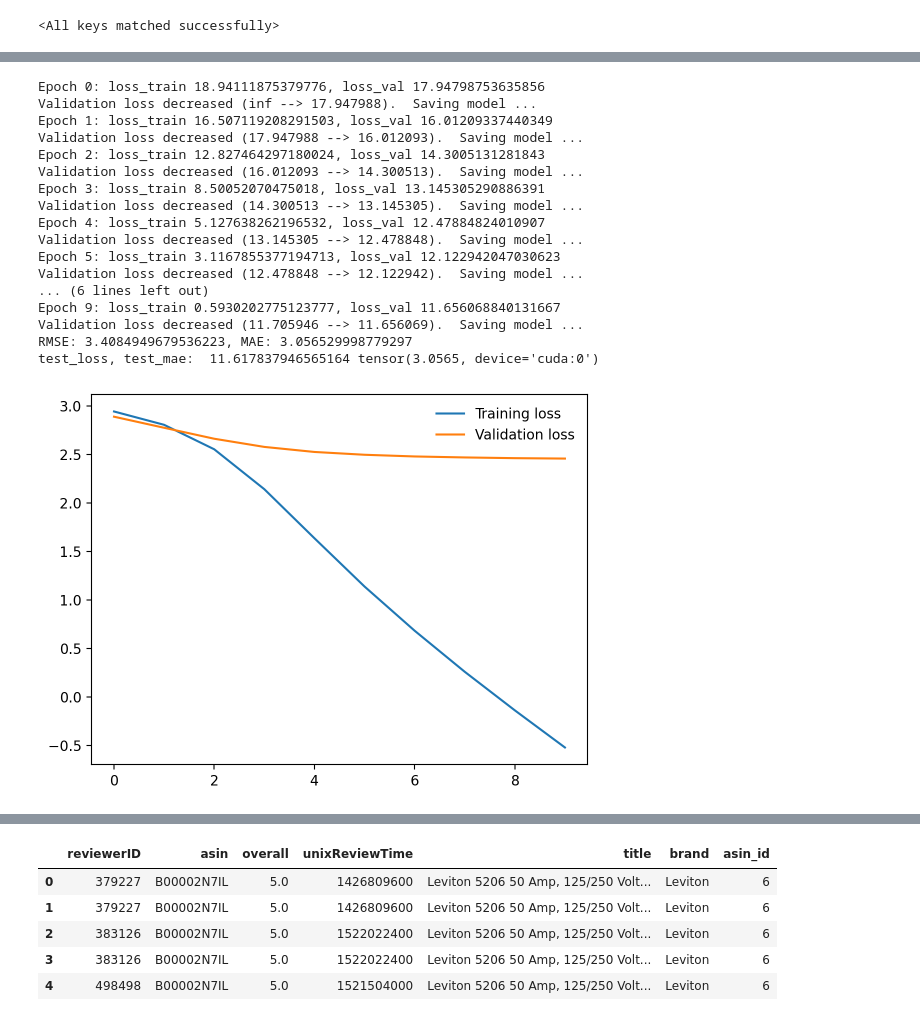
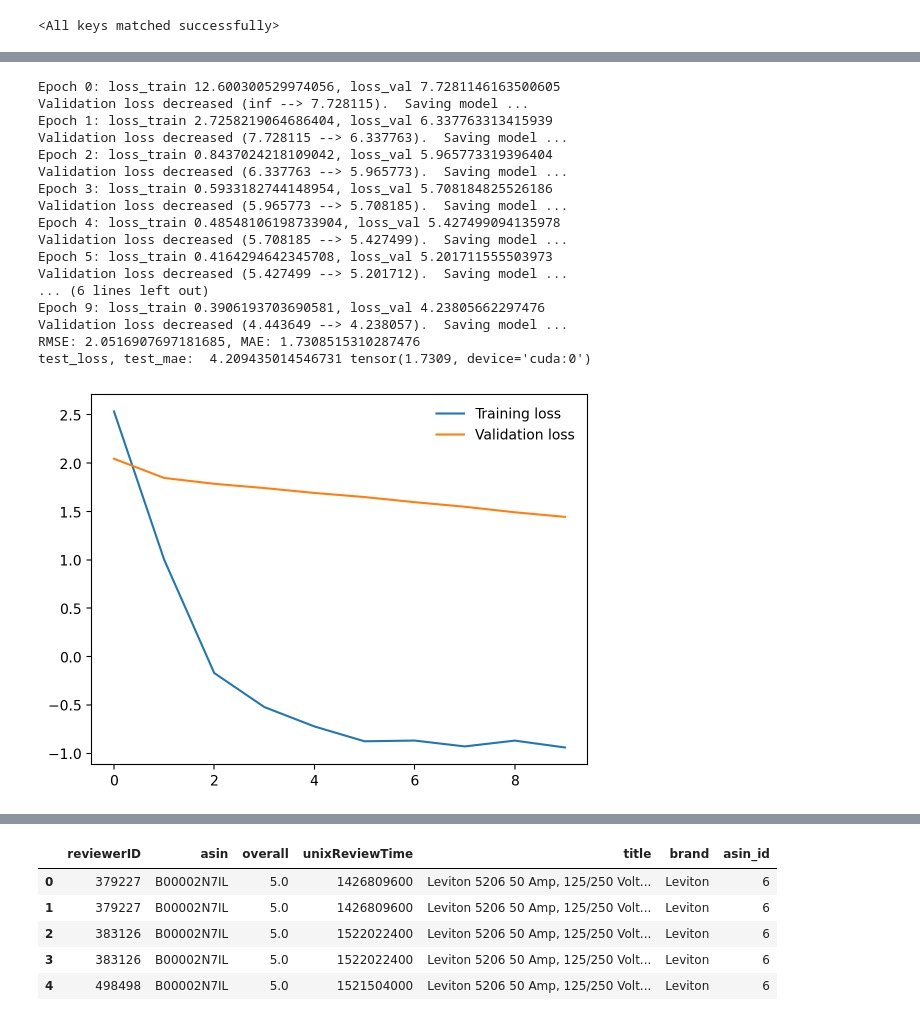
Before and after one commit to dhruv1220/Product-Recommendation-System, a Jupyter notebook: Product_Recommendation_System.ipynb, the cells around one changed output, grey strips where cells are left out. Cells and saved outputs as stored; diff of their text form; code cells hidden in the pictures.

```diff
--- a/Product_Recommendation_System.ipynb
+++ b/Product_Recommendation_System.ipynb
@@ -496,32 +496,33 @@ RMSE: 3.4082271297226865, MAE: 3.0566940307617188
 # %%
+# trial: 2
 model = FactorizationModel(embedding_dim=32,
                                    n_iter=10,
-                                   learning_rate=0.001,
+                                   learning_rate=0.01,
                                    l2=1e-8,
                                    num_users=total_user_id,
                                    num_items=total_item_id)
 train_losses,valid_losses,valid_maes =model.fit(train_dataloader,val_dataloader)
 plt.plot(np.log(train_losses), label='Training loss')
 plt.plot(np.log(valid_losses), label='Validation loss')
 plt.legend(frameon=False)
 test_loss, test_mae = model.test(test_dataloader,True)
 print("test_loss, test_mae: ", test_loss, test_mae)
 # %% [output]
-Epoch 0: loss_train 18.94111875379776, loss_val 17.94798753635856
-Validation loss decreased (inf --> 17.947988).  Saving model ...
-Epoch 1: loss_train 16.507119208291503, loss_val 16.01209337440349
-Validation loss decreased (17.947988 --> 16.012093).  Saving model ...
-Epoch 2: loss_train 12.827464297180024, loss_val 14.3005131281843
-Validation loss decreased (16.012093 --> 14.300513).  Saving model ...
-Epoch 3: loss_train 8.50052070475018, loss_val 13.145305290886391
-Validation loss decreased (14.300513 --> 13.145305).  Saving model ...
-Epoch 4: loss_train 5.127638262196532, loss_val 12.47884824010907
-Validation loss decreased (13.145305 --> 12.478848).  Saving model ...
-Epoch 5: loss_train 3.1167855377194713, loss_val 12.122942047030623
-Validation loss decreased (12.478848 --> 12.122942).  Saving model ...
+Epoch 0: loss_train 12.600300529974056, loss_val 7.7281146163500605
+Validation loss decreased (inf --> 7.728115).  Saving model ...
+Epoch 1: loss_train 2.7258219064686404, loss_val 6.337763313415939
+Validation loss decreased (7.728115 --> 6.337763).  Saving model ...
+Epoch 2: loss_train 0.8437024218109042, loss_val 5.965773319396404
+Validation loss decreased (6.337763 --> 5.965773).  Saving model ...
+Epoch 3: loss_train 0.5933182744148954, loss_val 5.708184825526186
+Validation loss decreased (5.965773 --> 5.708185).  Saving model ...
+Epoch 4: loss_train 0.48548106198733904, loss_val 5.427499094135978
+Validation loss decreased (5.708185 --> 5.427499).  Saving model ...
+Epoch 5: loss_train 0.4164294642345708, loss_val 5.201711555503973
+Validation loss decreased (5.427499 --> 5.201712).  Saving model ...
 ... (6 lines left out)
-Epoch 9: loss_train 0.5930202775123777, loss_val 11.656068840131667
-Validation loss decreased (11.705946 --> 11.656069).  Saving model ...
-RMSE: 3.4084949679536223, MAE: 3.056529998779297
-test_loss, test_mae:  11.617837946565164 tensor(3.0565, device='cuda:0')
+Epoch 9: loss_train 0.3906193703690581, loss_val 4.23805662297476
+Validation loss decreased (4.443649 --> 4.238057).  Saving model ...
+RMSE: 2.0516907697181685, MAE: 1.7308515310287476
+test_loss, test_mae:  4.209435014546731 tensor(1.7309, device='cuda:0')
-[figure, old version]
+[figure, new version]
```
Also changed, not shown: parts of 23 cells of this notebook.
